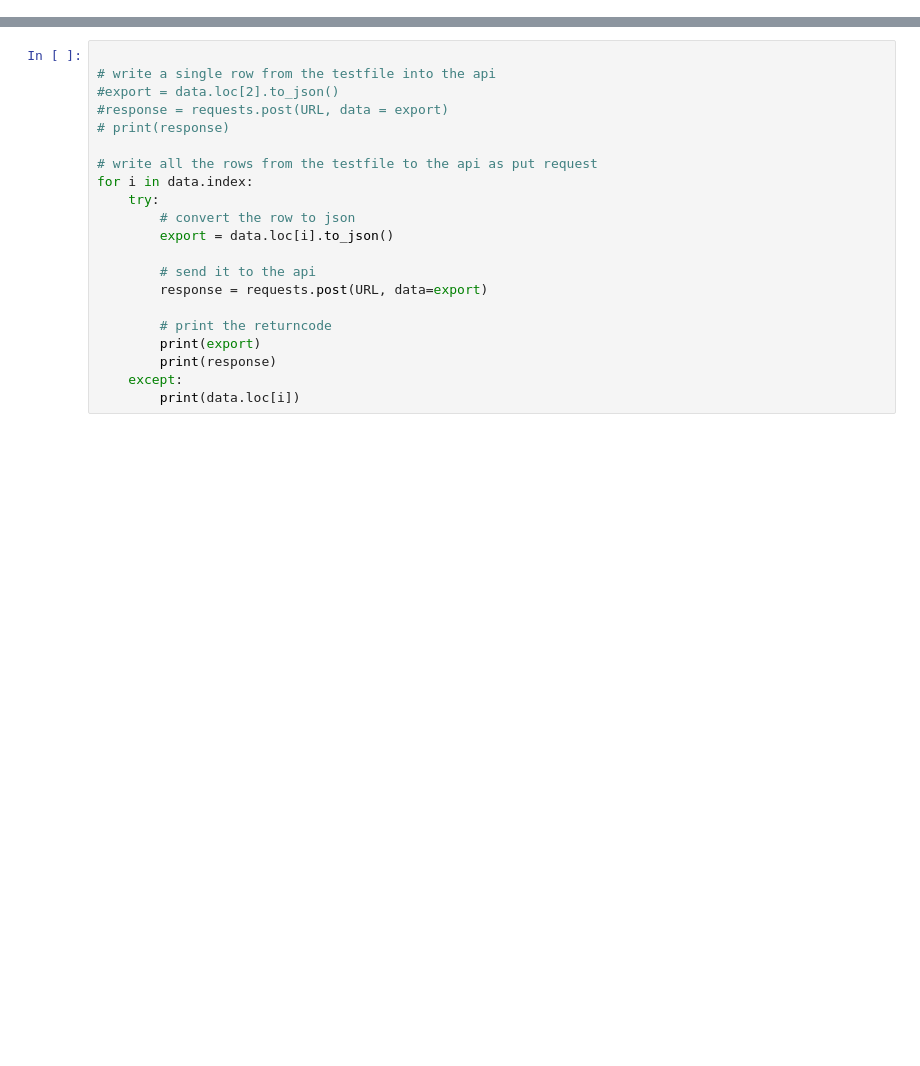
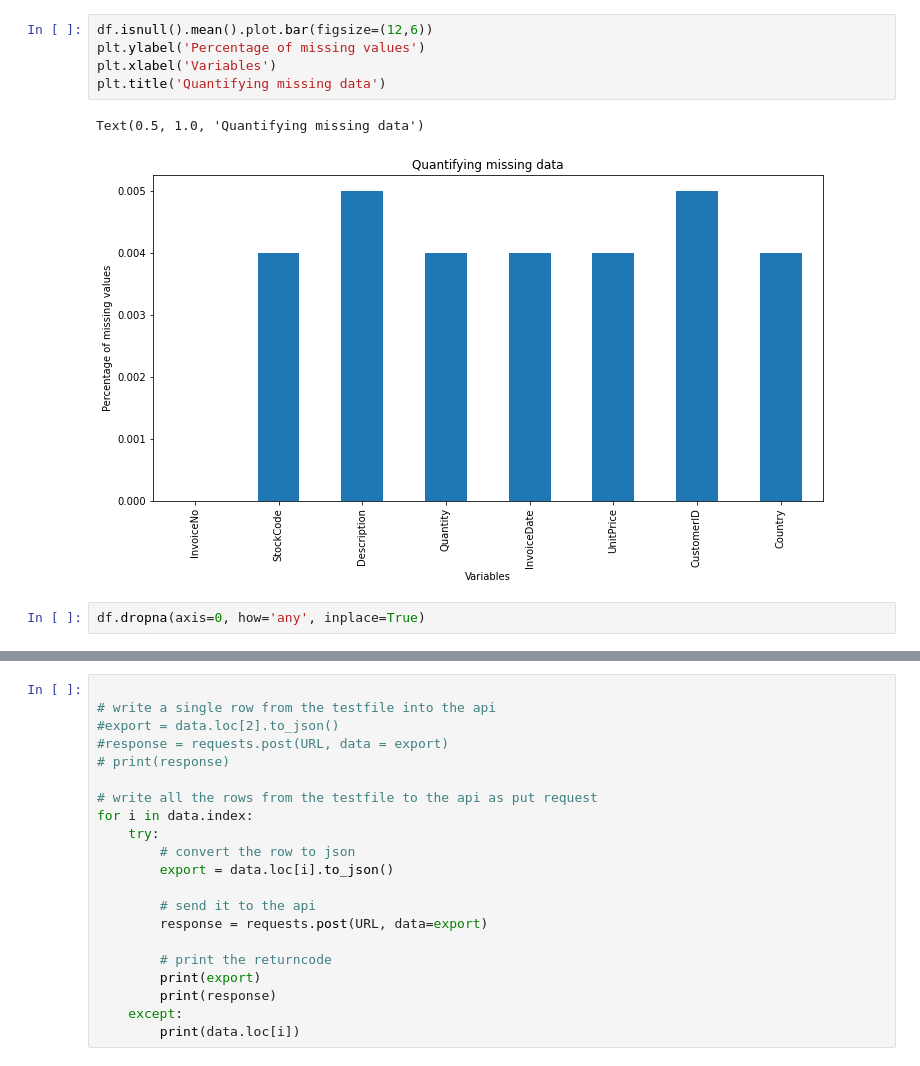
Before and after one commit to jecastrom/ironhack-final-project, a Jupyter notebook: test_ingestion.ipynb, the cells around one changed output, grey strips where cells are left out. Saved outputs shown, nothing was run; the diff lists cells and outputs as text; blank space fills up the shorter version.

```diff
--- a/test_ingestion.ipynb
+++ b/test_ingestion.ipynb
@@ -11,0 +48,10 @@ data = pd.read_csv('data/data1000.csv', sep=',')
+# %%
+df.isnull().mean().plot.bar(figsize=(12,6))
+plt.ylabel('Percentage of missing values')
+plt.xlabel('Variables')
+plt.title('Quantifying missing data')
+# %% [output]
+Text(0.5, 1.0, 'Quantifying missing data')
+[figure, added]
+# %%
+df.dropna(axis=0, how='any', inplace=True)
```
Also changed, not shown: parts of 6 cells of this notebook, 2 other files.
